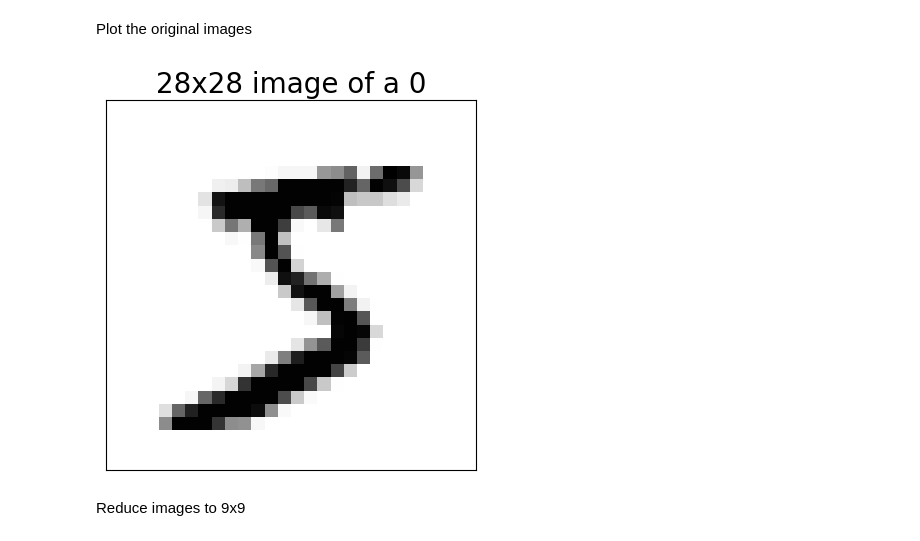
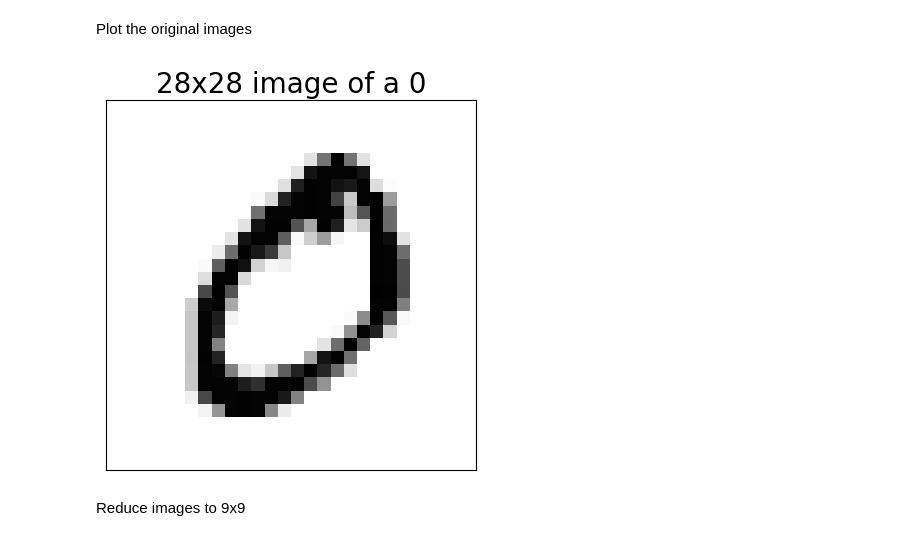
Before and after one commit to psamtam/QuantumMLClassification, a Jupyter notebook: MNIST-classification_multi-class-classifying_0to6_2-layers_using_amplitude_encoding_9x9.ipynb, the cells around one changed output. Saved outputs shown, nothing was run; the diff lists cells and outputs as text; code cells hidden in the pictures.

```diff
--- a/MNIST-classification_multi-class-classifying_0to6_2-layers_using_amplitude_encoding_9x9.ipynb
+++ b/MNIST-classification_multi-class-classifying_0to6_2-layers_using_amplitude_encoding_9x9.ipynb
@@ -65,16 +65,15 @@ Plot the original images
 i = 0
 # %%
 i += 1
-plt.imshow(x_train[0, :, :, 0], cmap='Greys')
+plt.imshow(x_train[i, :, :, 0], cmap='Greys')
 ax = plt.gca()
 ax.set_xticks([])
 ax.set_yticks([])
-plt.title("28x28 image of a 0", fontsize=20)
+plt.title(f"28x28 image of a {y_train[i]}", fontsize=20)
 # save to file as pdf
-plt.savefig('28x28_MNIST_0.pdf', bbox_inches='tight', pad_inches=0)
 plt.show()
 # %% [output]
-[figure, old version]
+[figure, new version]
 # %% [markdown]
 Reduce images to 9x9
 # %%
```
Also changed, not shown: parts of 7 cells of this notebook, 1 other file.
